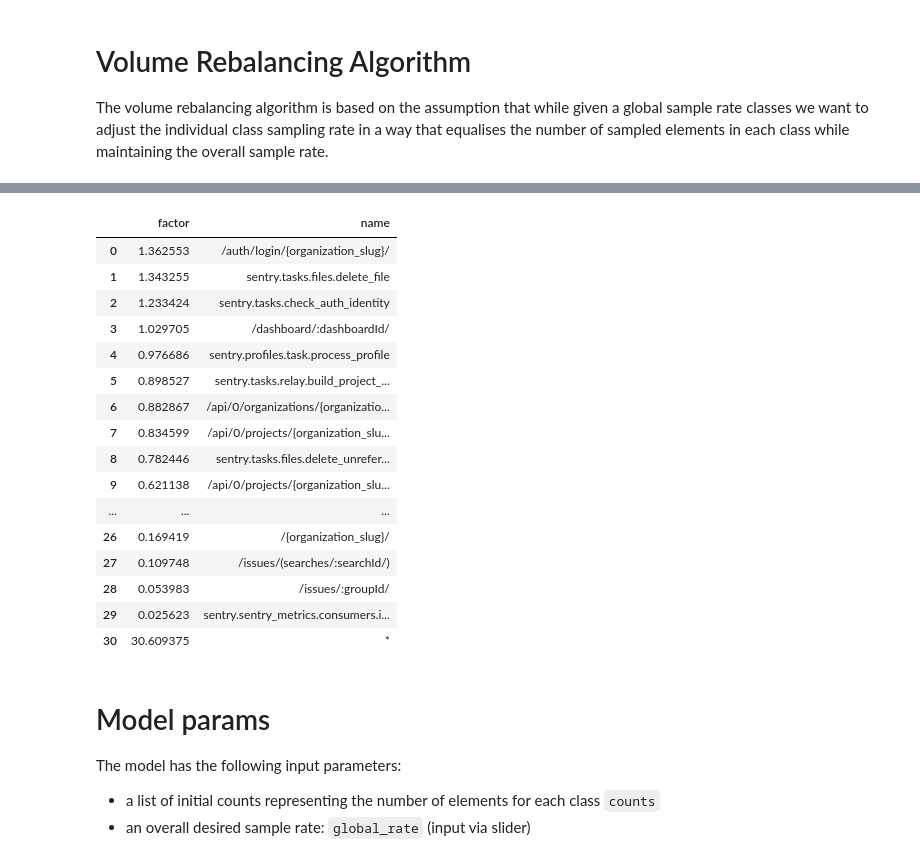
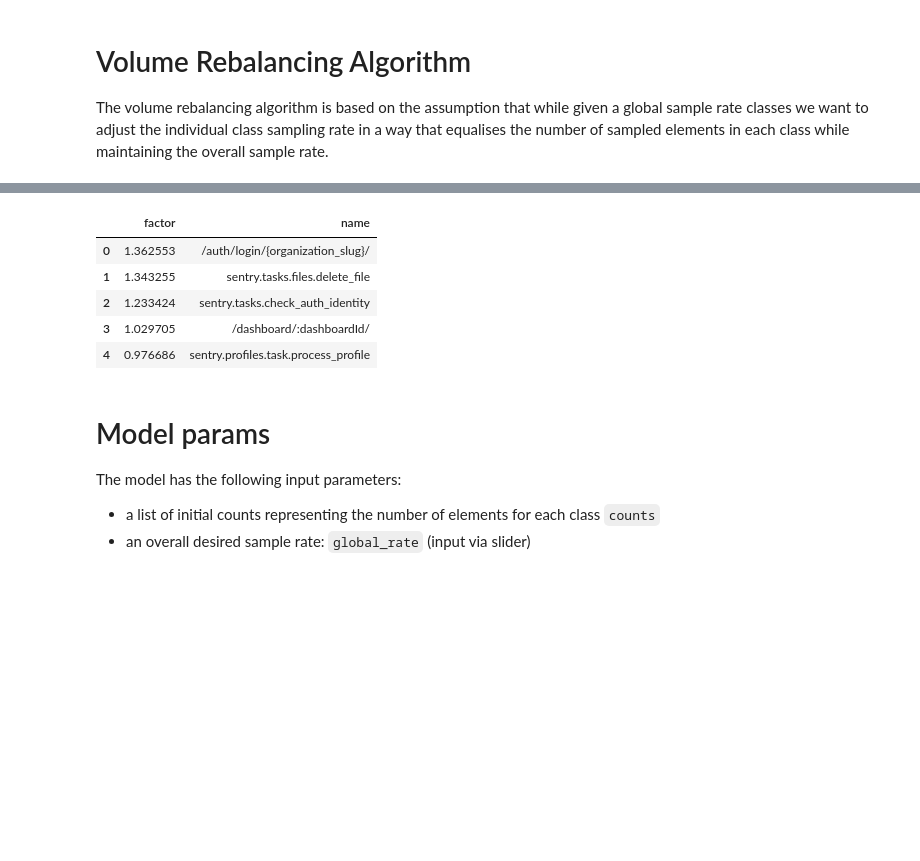
Before and after one commit to RaduW/volume-rebalance, a Jupyter notebook: volume_rebalancing.ipynb, the cells around one changed output, grey strips where cells are left out. Drawn from its saved outputs; the diff is of its cells as text; code cells hidden in the pictures; blank space fills up the shorter version.

```diff
--- a/volume_rebalancing.ipynb
+++ b/volume_rebalancing.ipynb
@@ -79,25 +72,14 @@ trans_data
 # %%
 rules_file_name = "https://raw.githubusercontent.com/RaduW/volume-rebalance/main/rules-2023-03-30.json"
 rules_data = utils.json_rules_to_frame(rules_file_name)
-rules_data
+rules_data.head()
 # %% [output]
 |  | factor | name |
 | 0 | 1.362553 | /auth/login/{organization_slug}/ |
 | 1 | 1.343255 | sentry.tasks.files.delete_file |
 | 2 | 1.233424 | sentry.tasks.check_auth_identity |
 | 3 | 1.029705 | /dashboard/:dashboardId/ |
 | 4 | 0.976686 | sentry.profiles.task.process_profile |
-| 5 | 0.898527 | sentry.tasks.relay.build_project_... |
-| 6 | 0.882867 | /api/0/organizations/{organizatio... |
-| 7 | 0.834599 | /api/0/projects/{organization_slu... |
-| 8 | 0.782446 | sentry.tasks.files.delete_unrefer... |
-| 9 | 0.621138 | /api/0/projects/{organization_slu... |
-| ... | ... | ... |
-| 26 | 0.169419 | /{organization_slug}/ |
-| 27 | 0.109748 | /issues/(searches/:searchId/) |
-| 28 | 0.053983 | /issues/:groupId/ |
-| 29 | 0.025623 | sentry.sentry_metrics.consumers.i... |
-| 30 | 30.609375 | * |
 # %%
 
 
```
Also changed, not shown: parts of 9 cells of this notebook.
